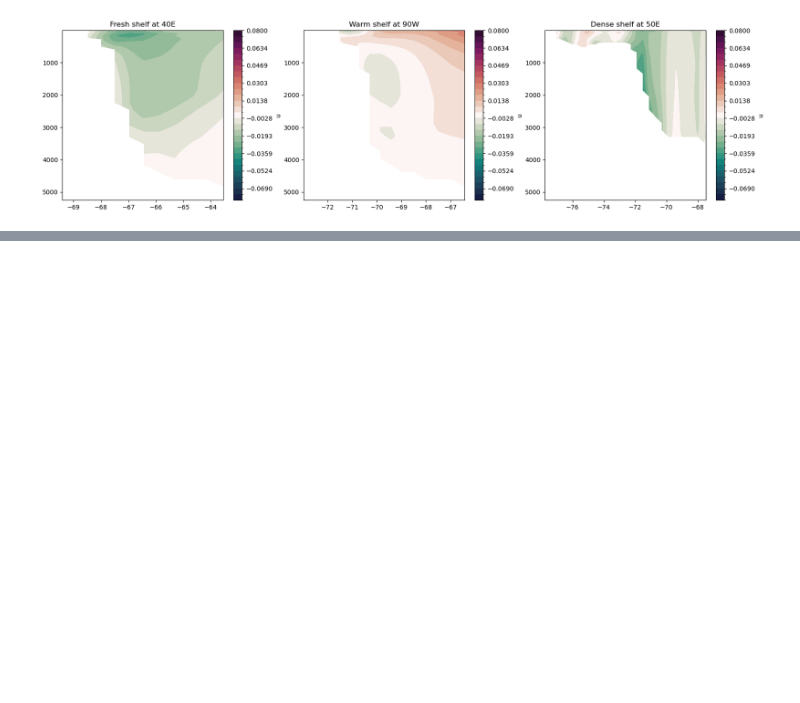
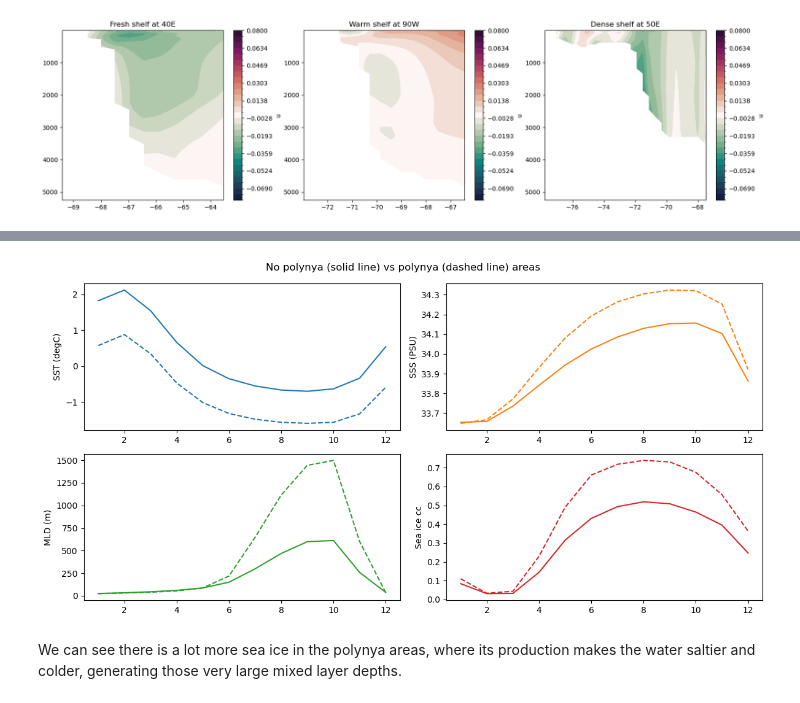
Before and after one commit to julia-neme/KSA_Observations_Modelling, a Jupyter notebook: Class5/2_Exploring_ACCESS-OM2_with_results.ipynb, the cells around one changed output, grey strips where cells are left out. Cells and saved outputs as stored; diff of their text form; code cells hidden in the pictures; blank space fills up the shorter version.

```diff
--- a/Class5/2_Exploring_ACCESS-OM2_with_results.ipynb
+++ b/Class5/2_Exploring_ACCESS-OM2_with_results.ipynb
@@ -378,0 +419,31 @@ for ax in axs:
+# %%
+ds_no_polynya = ds.sel(xt_ocean = slice(-150,150), yt_ocean = slice(-70,-55))
+ice_no_polynya = ds_ice.sel(xt_ocean = slice(-150,150), yt_ocean = slice(-70,-55))
+
+ds_polynya = ds.sel(xt_ocean = slice(-20,0), yt_ocean = slice(-70,-55))
+ice_polynya = ds_ice.sel(xt_ocean = slice(-20,0), yt_ocean = slice(-70,-55))
+# %%
+# Plot seasonal cycles
+fig, axs = plt.subplots(2, 2, figsize = (12, 6))
+
+ds_no_polynya['temp'].isel(st_ocean = 0).mean(['xt_ocean', 'yt_ocean']).plot(ax = axs[0,0], color = 'C0')
+ds_polynya['temp'].isel(st_ocean = 0).mean(['xt_ocean', 'yt_ocean']).plot(ax = axs[0,0], color = 'C0', linestyle = '--')
+ds_no_polynya['salt'].isel(st_ocean = 0).mean(['xt_ocean', 'yt_ocean']).plot(ax = axs[0,1], color = 'C1')
+ds_polynya['salt'].isel(st_ocean = 0).mean(['xt_ocean', 'yt_ocean']).plot(ax = axs[0,1], color = 'C1', linestyle = '--')
+ds_no_polynya['mld'].mean(['xt_ocean', 'yt_ocean']).plot(ax = axs[1,0], color = 'C2')
+ds_polynya['mld'].mean(['xt_ocean', 'yt_ocean']).plot(ax = axs[1,0], color = 'C2', linestyle = '--')
+ice_no_polynya['aice_m'].mean(['xt_ocean', 'yt_ocean']).plot(ax = axs[1,1], color = 'C3')
+ice_polynya['aice_m'].mean(['xt_ocean', 'yt_ocean']).plot(ax = axs[1,1], color = 'C3', linestyle = '--')
+axs[0,0].set_ylabel('SST (degC)')
+axs[0,1].set_ylabel('SSS (PSU)')
+axs[1,0].set_ylabel('MLD (m)')
+axs[1,1].set_ylabel('Sea ice cc')
+for ax in axs.flatten():
+    ax.set_xlabel('')
+    ax.set_title('')
+fig.suptitle('No polynya (solid line) vs polynya (dashed line) areas');
+plt.tight_layout();
+# %% [output]
+[figure, added]
+# %% [markdown]
+We can see there is a lot more sea ice in the polynya areas, where its production makes the water saltier and colder, generating those very large mixed layer depths.
```
Also changed, not shown: parts of 8 cells of this notebook, 4 other files.
